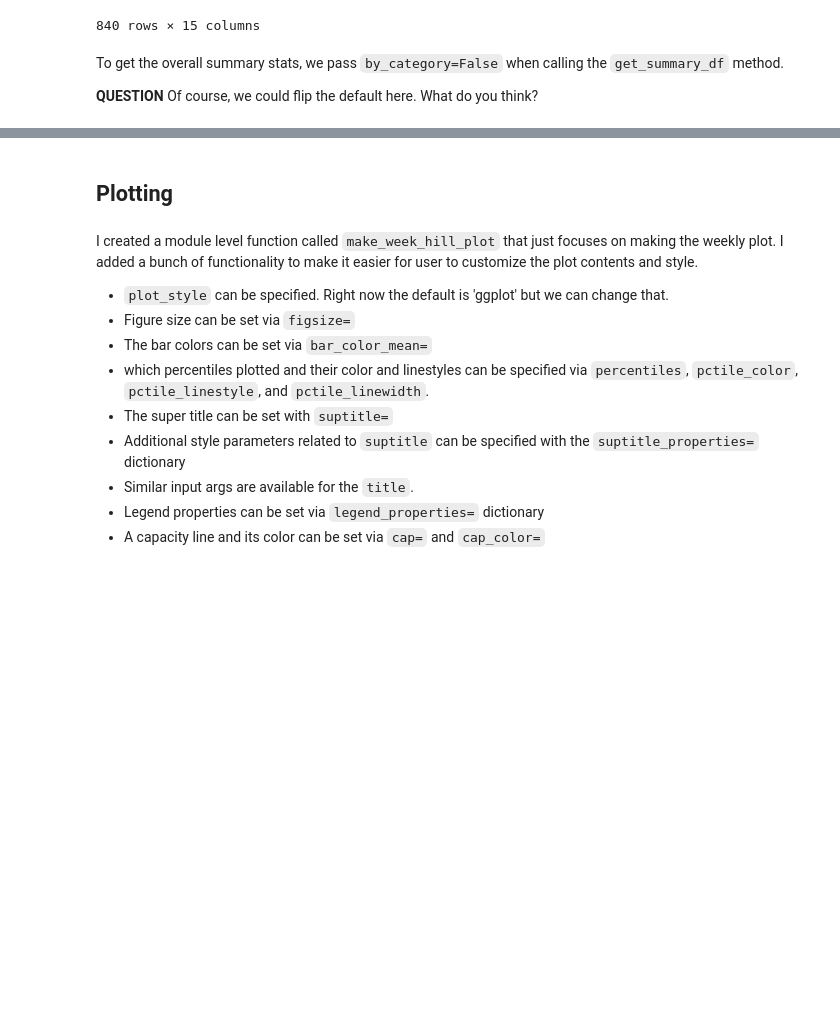
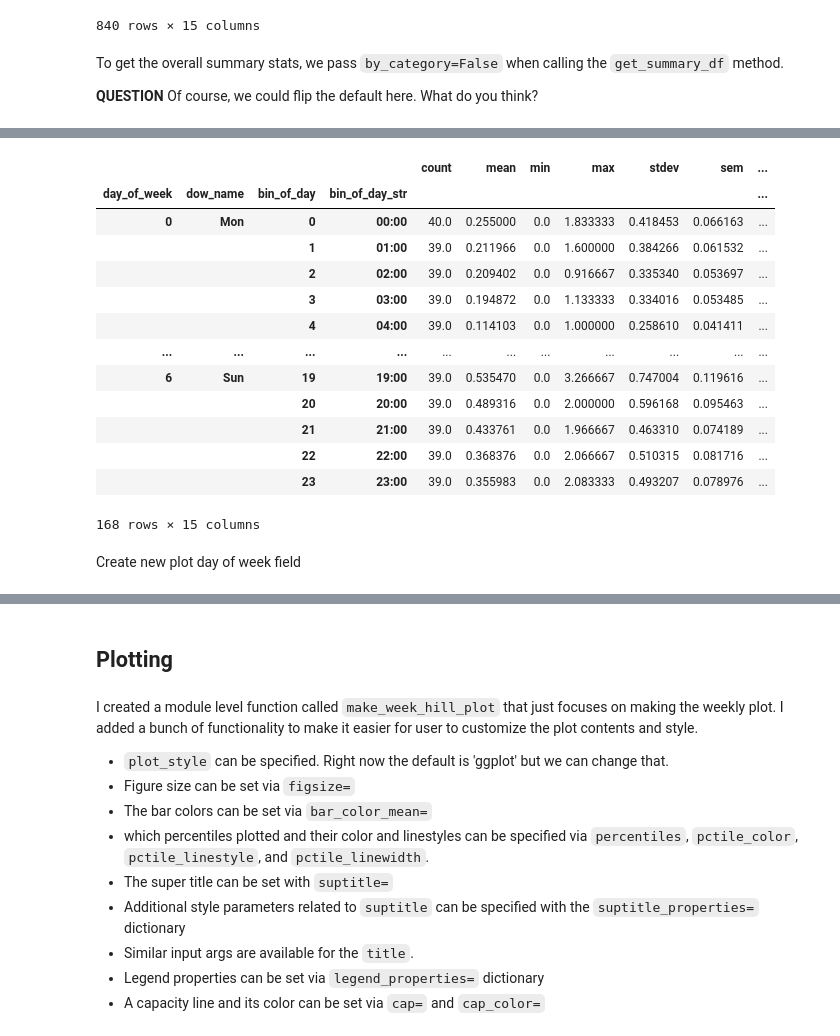
Before and after one commit to misken/hillmaker, a Jupyter notebook: examples/notebooks/hill_plotting.ipynb, the cells around one changed output, grey strips where cells are left out. Saved outputs shown, nothing was run; the diff lists cells and outputs as text; code cells hidden in the pictures; blank space fills up the shorter version.

```diff
--- a/examples/notebooks/hill_plotting.ipynb
+++ b/examples/notebooks/hill_plotting.ipynb
@@ -301,0 +290,20 @@ occ_summary_df[25:40]
+# %%
+# Be careful, sorting only by day_of_week doesn't maintain secondary sort order by bin_of_day
+occ_summary_df.sort_values(by=['day_of_week', 'bin_of_day'])
+# %% [output]
+|  |  |  |  | count | mean | min | max | stdev | sem | ... |
+| day_of_week | dow_name | bin_of_day | bin_of_day_str |  |  |  |  |  |  | ... |
+| 0 | Mon | 0 | 00:00 | 40.0 | 0.255000 | 0.0 | 1.833333 | 0.418453 | 0.066163 | ... |
+|  |  | 1 | 01:00 | 39.0 | 0.211966 | 0.0 | 1.600000 | 0.384266 | 0.061532 | ... |
+|  |  | 2 | 02:00 | 39.0 | 0.209402 | 0.0 | 0.916667 | 0.335340 | 0.053697 | ... |
+|  |  | 3 | 03:00 | 39.0 | 0.194872 | 0.0 | 1.133333 | 0.334016 | 0.053485 | ... |
+|  |  | 4 | 04:00 | 39.0 | 0.114103 | 0.0 | 1.000000 | 0.258610 | 0.041411 | ... |
+| ... | ... | ... | ... | ... | ... | ... | ... | ... | ... | ... |
+| 6 | Sun | 19 | 19:00 | 39.0 | 0.535470 | 0.0 | 3.266667 | 0.747004 | 0.119616 | ... |
+|  |  | 20 | 20:00 | 39.0 | 0.489316 | 0.0 | 2.000000 | 0.596168 | 0.095463 | ... |
+|  |  | 21 | 21:00 | 39.0 | 0.433761 | 0.0 | 1.966667 | 0.463310 | 0.074189 | ... |
+|  |  | 22 | 22:00 | 39.0 | 0.368376 | 0.0 | 2.066667 | 0.510315 | 0.081716 | ... |
+|  |  | 23 | 23:00 | 39.0 | 0.355983 | 0.0 | 2.083333 | 0.493207 | 0.078976 | ... |
+168 rows × 15 columns
+# %% [markdown]
+Create new plot day of week field
```
Also changed, not shown: parts of 14 cells of this notebook, 1 other file.
